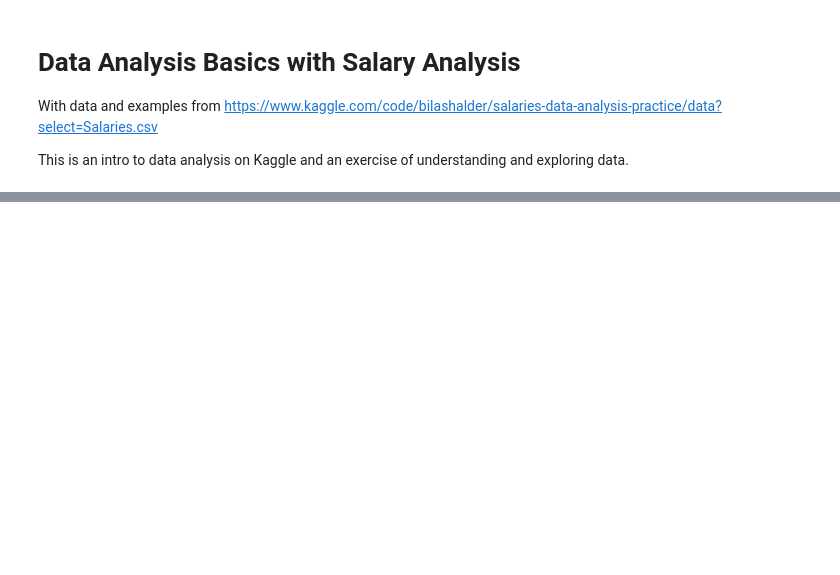
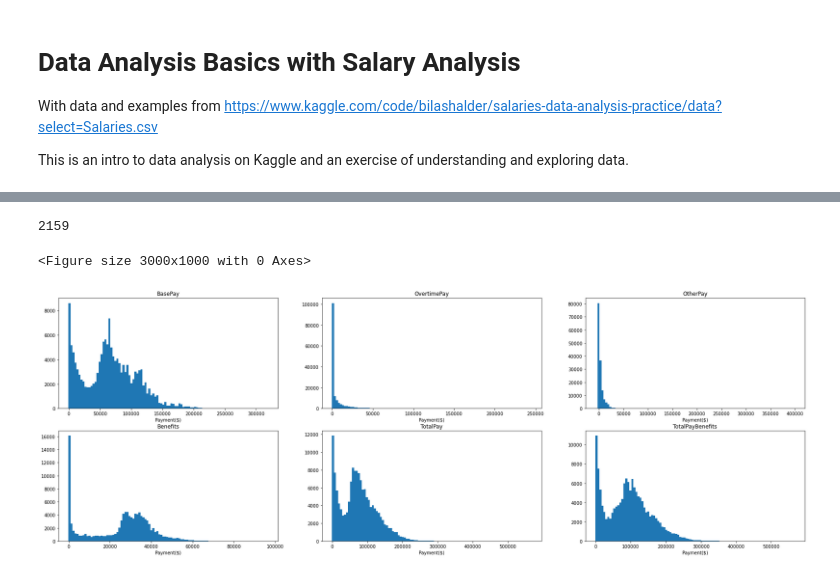
Before and after one commit to hxy9243/datascience-examples, a Jupyter notebook: salary/salary_analysis.ipynb, the cells around one changed output, grey strips where cells are left out. Saved outputs shown, nothing was run; the diff lists cells and outputs as text; code cells hidden in the pictures; blank space fills up the shorter version.

Commit message:
better charts

```diff
--- a/salary/salary_analysis.ipynb
+++ b/salary/salary_analysis.ipynb
@@ -11,0 +59,7 @@ salaries.head()
+# %%
+cols = ['BasePay', 'OvertimePay', 'OtherPay', 'Benefits']
+
+for col in cols:
+    salaries[col] = salaries[col].apply(lambda x: pd.to_numeric(x, errors='coerce'))
+
+salaries.sample(100)
@@ -14,9 +113,0 @@ salaries.describe()
-# %%
-# convert NaN values into float(0.0)
-
-indices = ['BasePay', 'OvertimePay', 'OtherPay', 'Benefits']
-
-for idx in indices:
-    salaries[idx] = salaries.loc[:, idx].map(lambda x: 0.0 if x == 'Not Provided' or pd.isna(x) else x).astype('float')
-
-salaries.head()
@@ -27,14 +114,26 @@ salaries.describe()
 # %%
 len(salaries['JobTitle'].unique())
+# %% [output]
+2159
 # %%
 # Explore distribution of data with histogram plots
 
 import matplotlib.pyplot as plt
 
+titles = ('BasePay', 'OvertimePay', 'OtherPay', 'Benefits', 'TotalPay', 'TotalPayBenefits')
 nbins = 100
+plt.figure(figsize=(30, 10), dpi=100)
 
-for col in ('BasePay', 'OvertimePay', 'OtherPay', 'Benefits', 'TotalPay', 'TotalPayBenefits'):
-    plt.hist(salaries[col], bins=nbins)
-    plt.title(col)
-    plt.xlabel('Payment($)')
-    plt.show()
+fig, axes = plt.subplots(nrows=2, ncols=3, figsize=(30, 10))
+
+for i, title in enumerate(titles):
+    axe = axes[i//3][i%3]
+
+    axe.hist(salaries[title], bins=nbins)
+    axe.set_title(title)
+    axe.set_xlabel('Payment($)')
+
+plt.show()
+# %% [output]
+<Figure size 3000x1000 with 0 Axes>
+[figure, added]
```
Also changed, not shown: parts of 8 cells of this notebook.
